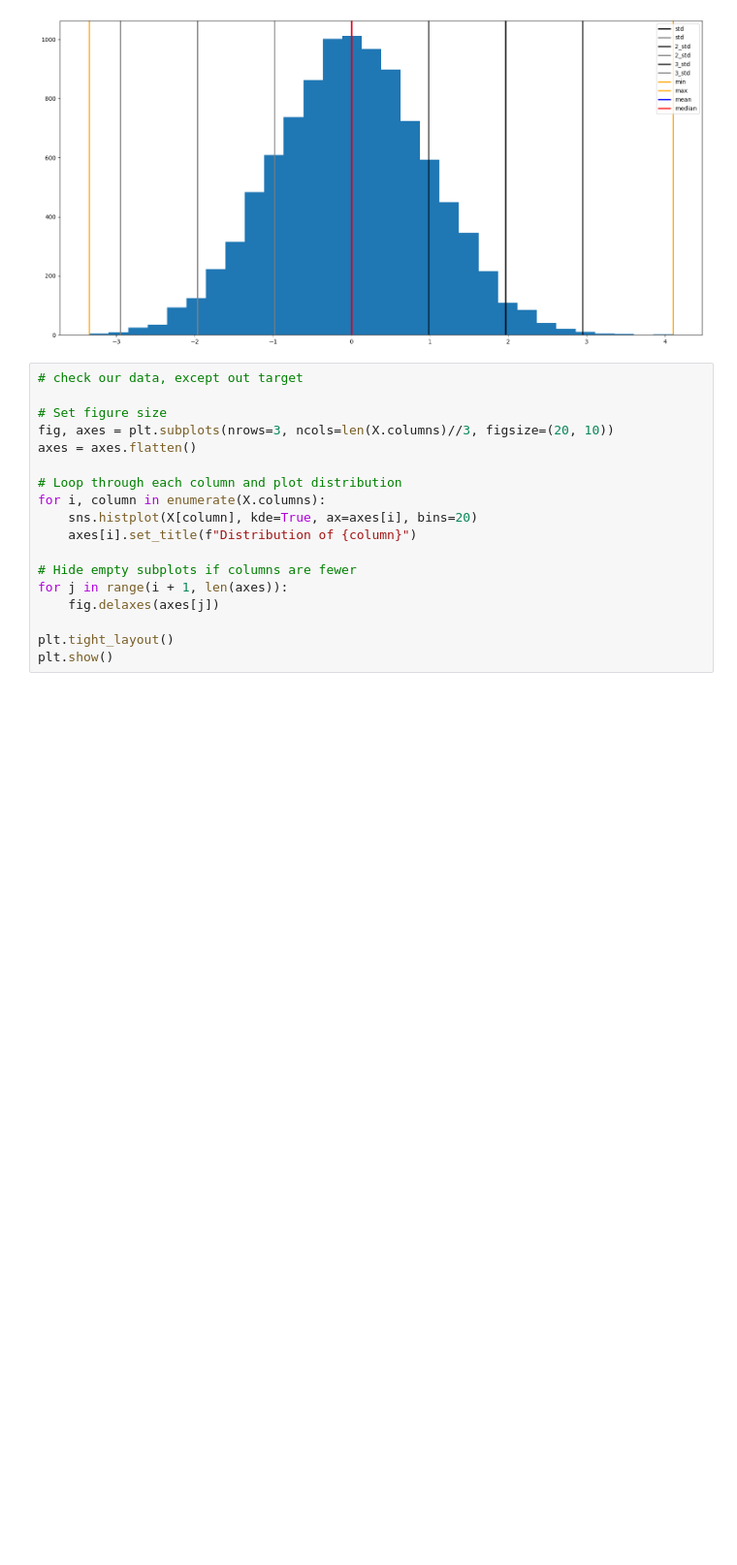
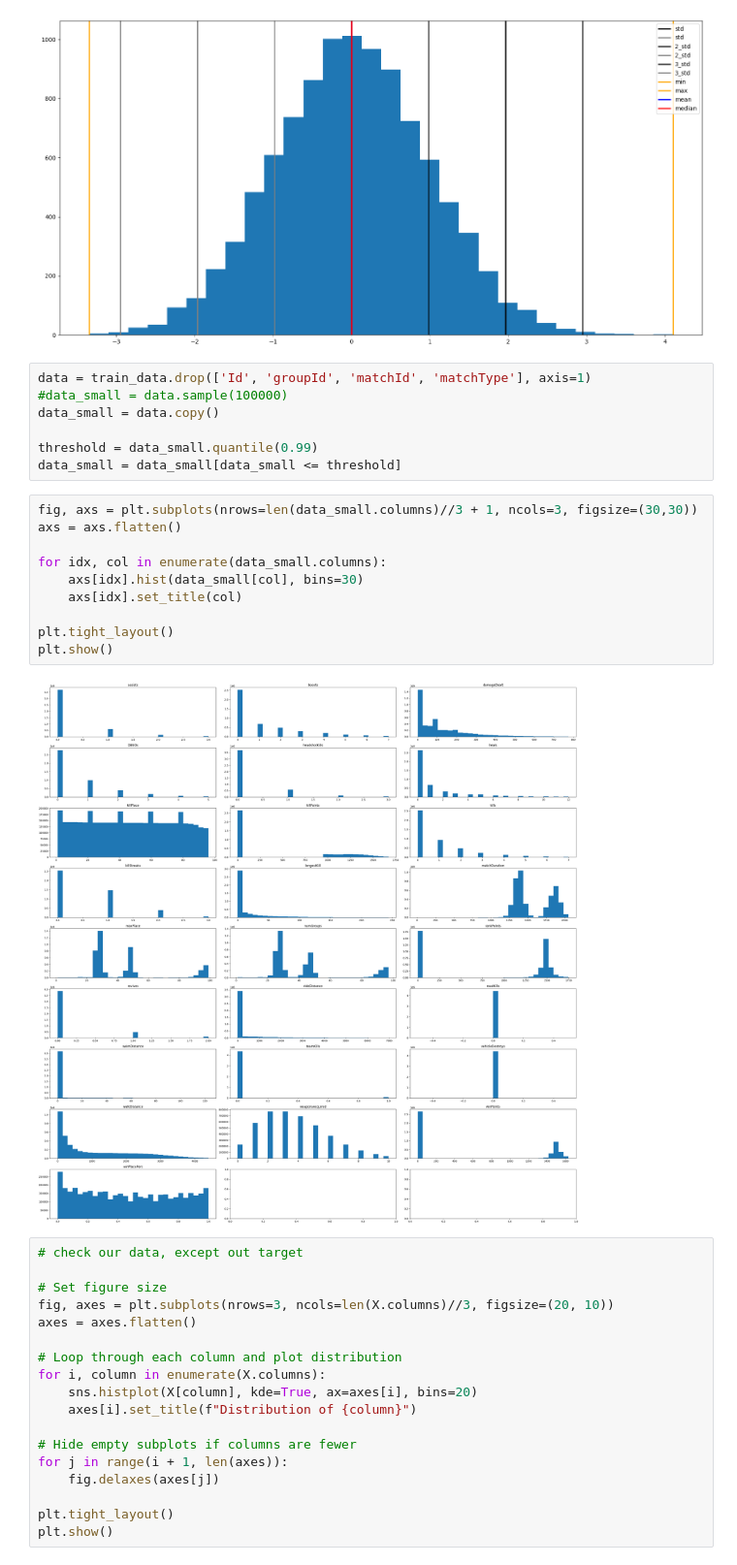
Before and after one commit to Moxiis/Kaggle, a Jupyter notebook: ML_cheatsheet/machine-learning-cheat-sheet.ipynb, the cells around one changed output. Shown at 97% size. Drawn from its saved outputs; the diff is of its cells as text; blank space fills up the shorter version.

```diff
--- a/ML_cheatsheet/machine-learning-cheat-sheet.ipynb
+++ b/ML_cheatsheet/machine-learning-cheat-sheet.ipynb
@@ -150,6 +169,25 @@ plt.show()
 # %% [output]
 std: 0.9824372680299405, mean: 0.0013842533508479696, median: -0.0005841386169606996
 [figure]
+# %%
+data = train_data.drop(['Id', 'groupId', 'matchId', 'matchType'], axis=1)
+#data_small = data.sample(100000)
+data_small = data.copy()
+
+threshold = data_small.quantile(0.99)
+data_small = data_small[data_small <= threshold]
+# %%
+fig, axs = plt.subplots(nrows=len(data_small.columns)//3 + 1, ncols=3, figsize=(30,30))
+axs = axs.flatten()
+
+for idx, col in enumerate(data_small.columns):
+    axs[idx].hist(data_small[col], bins=30)
+    axs[idx].set_title(col)
+
+plt.tight_layout()
+plt.show()
+# %% [output]
+[figure, added]
 # %%
 # check our data, except out target
 
```
Also changed, not shown: parts of 5 cells of this notebook.
